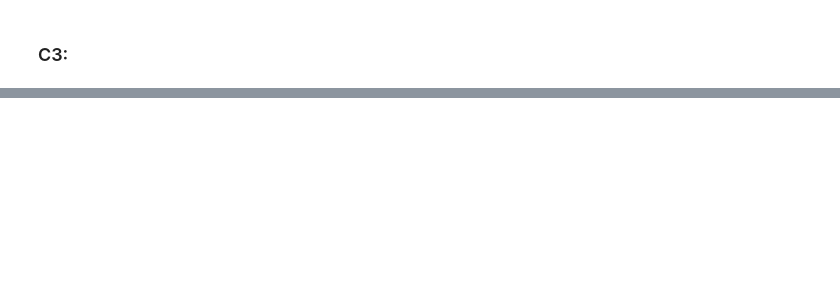
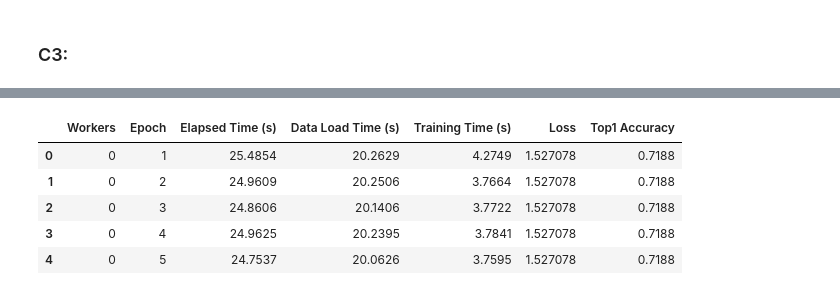
Before and after one commit to Tptrix29/COMS6998_HPML, a Jupyter notebook: hw2/HW2.ipynb, the cells around one changed output, grey strips where cells are left out. Saved outputs shown, nothing was run; the diff lists cells and outputs as text; code cells hidden in the pictures; blank space fills up the shorter version.

```diff
--- a/hw2/HW2.ipynb
+++ b/hw2/HW2.ipynb
@@ -132 +8,64 @@ df
+# %%
+import re
+import pandas as pd
+import matplotlib.pyplot as plt
+
+num_workers = []
+epoch_idx = []
+elapsed_time = []
+dataload_time = []
+train_time = []
+
+worker = None
+def parse_log(file_path):
+    with open(file_path, 'r') as file:
+        log_content = file.read()
+
+    # Regular expression to match different pieces of information
+    worker_pattern = r"Benchmarking with (\d+) workers\.\.\."
+    # epoch_pattern = r"Epoch (\d+):"
+    benchmark_pattern = r"Epoch (\d+), elapsed: ([\d\.]+)s, dataload: ([\d\.]+)s, training: ([\d\.]+)s"
+    accuracy_pattern = r"per-batch loss: ([\d\.]+), top1 accuracy: ([\d\.]+)"
+
+    # Find all benchmarks
+    benchmarks = re.findall(worker_pattern, log_content)
+    data = []
+
+    for workers in benchmarks:
+        # Find all epochs related to current number of workers
+        start_idx = log_content.find(f"Benchmarking with {workers} workers...")
+        if int(workers) < int(benchmarks[-1]):
+            end_idx = log_content.find(f"Benchmarking with {str(int(workers) + 4)} workers...")
+        else:
+            end_idx = len(log_content)
+
+        worker_log = log_content[start_idx:end_idx]
+        epochs = re.findall(benchmark_pattern, worker_log)
+
+        for epoch, elapsed, dataload, training in epochs:
+            epoch_data = {
+                "Workers": int(workers),
+                "Epoch": int(epoch),
+                "Elapsed Time (s)": float(elapsed),
+                "Data Load Time (s)": float(dataload),
+                "Training Time (s)": float(training)
+            }
+            # Check if there is accuracy data available for the last epoch
+            loss_accuracy = re.search(accuracy_pattern, worker_log)
+            if loss_accuracy:
+                epoch_data["Loss"] = float(loss_accuracy.group(1))
+                epoch_data["Top1 Accuracy"] = float(loss_accuracy.group(2))
+
+            data.append(epoch_data)
+
+    return pd.DataFrame(data)
+df = parse_log('C3.log')
+df.head()
+# %% [output]
+|  | Workers | Epoch | Elapsed Time (s) | Data Load Time (s) | Training Time (s) | Loss | Top1 Accuracy |
+| 0 | 0 | 1 | 25.4854 | 20.2629 | 4.2749 | 1.527078 | 0.7188 |
+| 1 | 0 | 2 | 24.9609 | 20.2506 | 3.7664 | 1.527078 | 0.7188 |
+| 2 | 0 | 3 | 24.8606 | 20.1406 | 3.7722 | 1.527078 | 0.7188 |
+| 3 | 0 | 4 | 24.9625 | 20.2395 | 3.7841 | 1.527078 | 0.7188 |
+| 4 | 0 | 5 | 24.7537 | 20.0626 | 3.7595 | 1.527078 | 0.7188 |
 # %%
```
Also changed, not shown: parts of 5 cells of this notebook, 9 other files.
